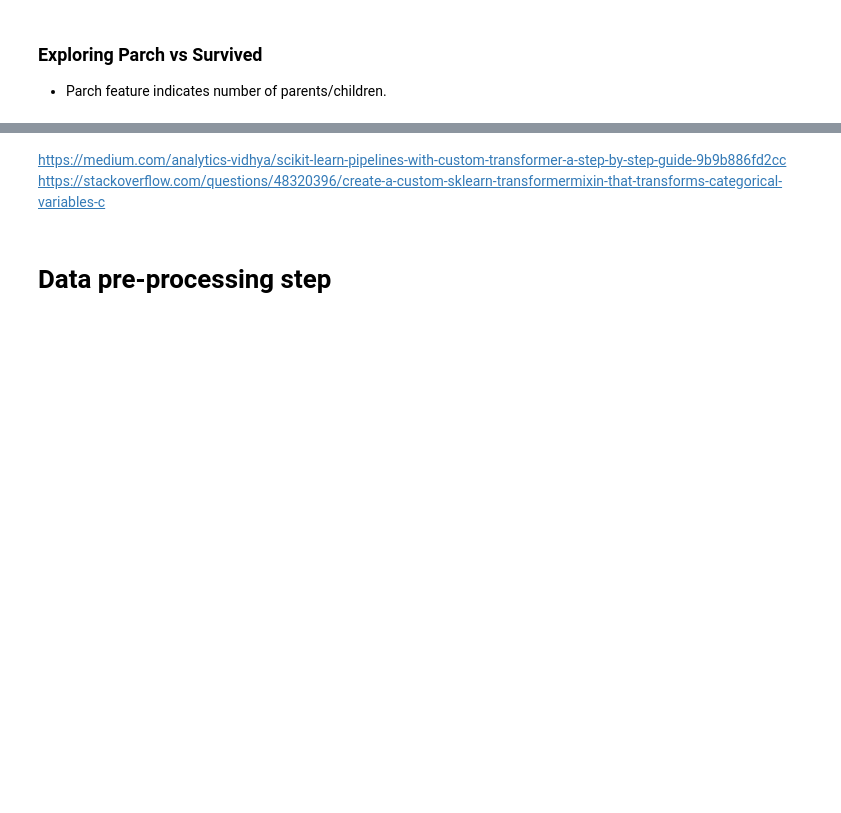
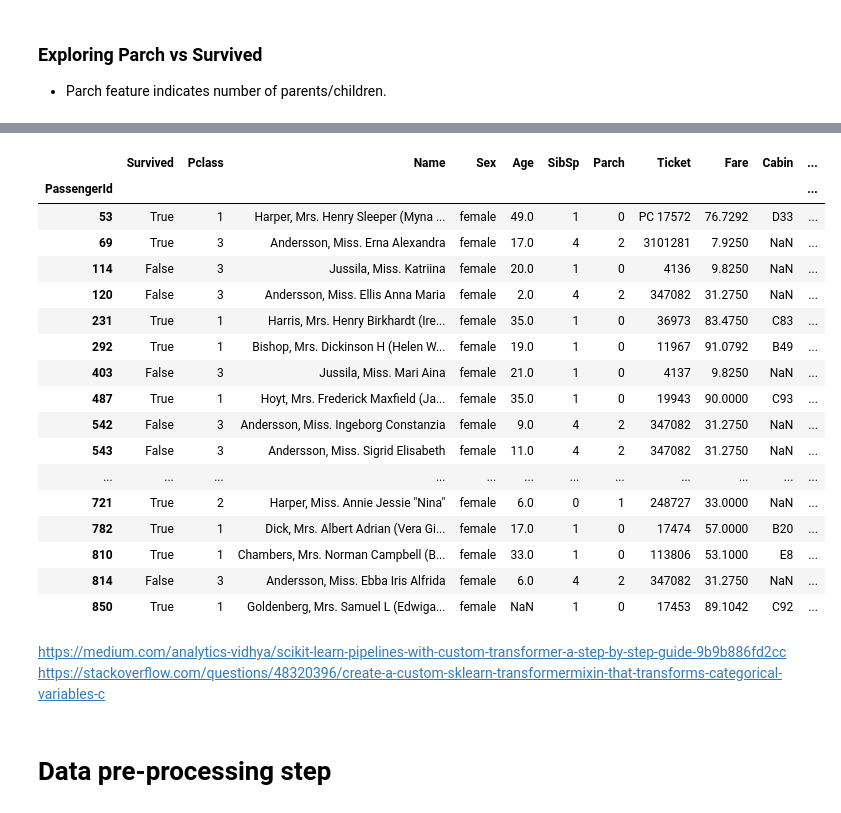
Before and after one commit to StephenRicher/machineLearning, a Jupyter notebook: Titanic/DataExploration.ipynb, the cells around one changed output, grey strips where cells are left out. Drawn from its saved outputs; the diff is of its cells as text; code cells hidden in the pictures; blank space fills up the shorter version.

```diff
--- a/Titanic/DataExploration.ipynb
+++ b/Titanic/DataExploration.ipynb
@@ -191,3 +236,28 @@ male1Survived
+# %%
+maleSurviveWithFam = (data['Sex'] == 'male') & (data['Title'] != 'Master') & (data['Survived'] == 1) & (data['FamSize'] > 1)
+data['Surname'] = data['Name'].apply(lambda x: re.split(',', x)[0])
+names = data.loc[maleSurviveWithFam, 'Surname']
+data['famSurvive'] = data['Surname'].isin(names)
+data[(data['famSurvive'] == True) & (data['Sex'] != 'male') ]
+# %% [output]
+|  | Survived | Pclass | Name | Sex | Age | SibSp | Parch | Ticket | Fare | Cabin | ... |
+| PassengerId |  |  |  |  |  |  |  |  |  |  | ... |
+| 53 | True | 1 | Harper, Mrs. Henry Sleeper (Myna ... | female | 49.0 | 1 | 0 | PC 17572 | 76.7292 | D33 | ... |
+| 69 | True | 3 | Andersson, Miss. Erna Alexandra | female | 17.0 | 4 | 2 | 3101281 | 7.9250 | NaN | ... |
+| 114 | False | 3 | Jussila, Miss. Katriina | female | 20.0 | 1 | 0 | 4136 | 9.8250 | NaN | ... |
+| 120 | False | 3 | Andersson, Miss. Ellis Anna Maria | female | 2.0 | 4 | 2 | 347082 | 31.2750 | NaN | ... |
+| 231 | True | 1 | Harris, Mrs. Henry Birkhardt (Ire... | female | 35.0 | 1 | 0 | 36973 | 83.4750 | C83 | ... |
+| 292 | True | 1 | Bishop, Mrs. Dickinson H (Helen W... | female | 19.0 | 1 | 0 | 11967 | 91.0792 | B49 | ... |
+| 403 | False | 3 | Jussila, Miss. Mari Aina | female | 21.0 | 1 | 0 | 4137 | 9.8250 | NaN | ... |
+| 487 | True | 1 | Hoyt, Mrs. Frederick Maxfield (Ja... | female | 35.0 | 1 | 0 | 19943 | 90.0000 | C93 | ... |
+| 542 | False | 3 | Andersson, Miss. Ingeborg Constanzia | female | 9.0 | 4 | 2 | 347082 | 31.2750 | NaN | ... |
+| 543 | False | 3 | Andersson, Miss. Sigrid Elisabeth | female | 11.0 | 4 | 2 | 347082 | 31.2750 | NaN | ... |
+| ... | ... | ... | ... | ... | ... | ... | ... | ... | ... | ... | ... |
+| 721 | True | 2 | Harper, Miss. Annie Jessie "Nina" | female | 6.0 | 0 | 1 | 248727 | 33.0000 | NaN | ... |
+| 782 | True | 1 | Dick, Mrs. Albert Adrian (Vera Gi... | female | 17.0 | 1 | 0 | 17474 | 57.0000 | B20 | ... |
+| 810 | True | 1 | Chambers, Mrs. Norman Campbell (B... | female | 33.0 | 1 | 0 | 113806 | 53.1000 | E8 | ... |
+| 814 | False | 3 | Andersson, Miss. Ebba Iris Alfrida | female | 6.0 | 4 | 2 | 347082 | 31.2750 | NaN | ... |
+| 850 | True | 1 | Goldenberg, Mrs. Samuel L (Edwiga... | female | NaN | 1 | 0 | 17453 | 89.1042 | C92 | ... |
 # %% [markdown]
  https://medium.com/analytics-vidhya/scikit-learn-pipelines-with-custom-transformer-a-step-by-step-guide-9b9b886fd2cc
         https://stackoverflow.com/questions/48320396/create-a-custom-sklearn-transformermixin-that-transforms-categorical-variables-c
```
Also changed, not shown: parts of 24 cells of this notebook.
